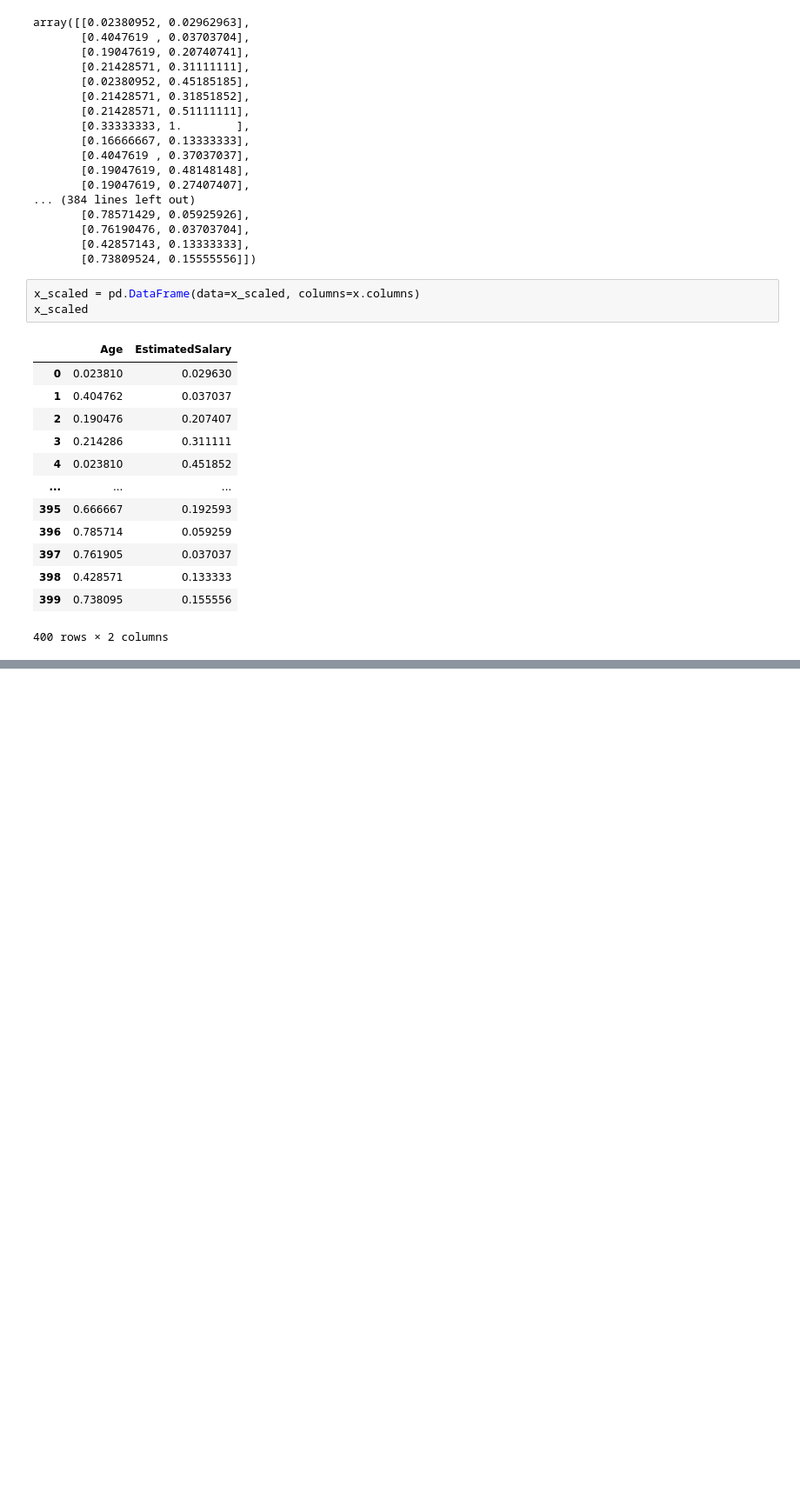
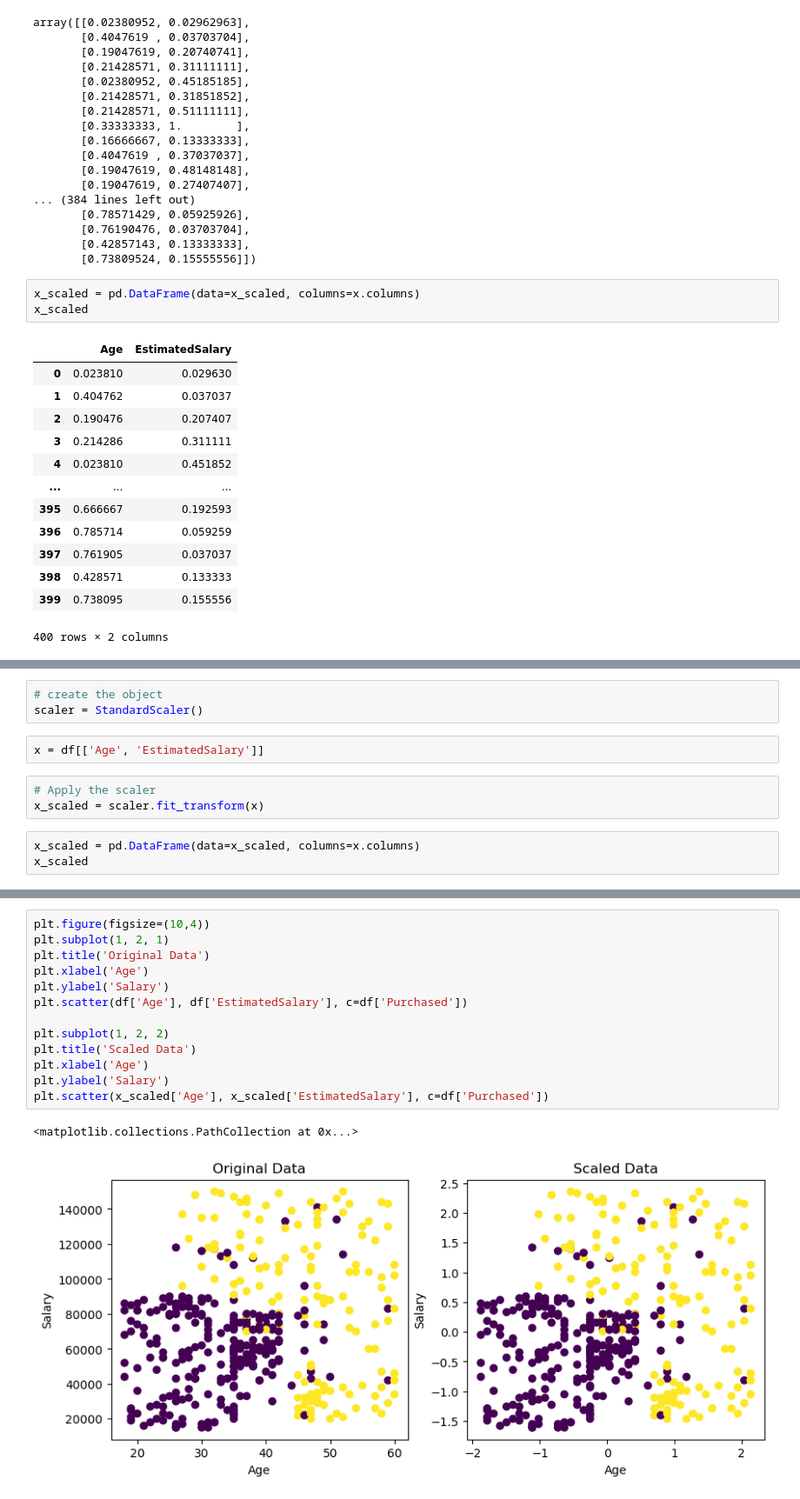
Before and after one commit to dipankar-majumder/cdac-pune-ai-ml-course, a Jupyter notebook: 29 Feature Scaling.ipynb, the cells around one changed output, grey strips where cells are left out. Shown: that part at 87% size. Drawn from its saved outputs; the diff is of its cells as text; blank space fills up the shorter version.

```diff
--- a/29 Feature Scaling.ipynb
+++ b/29 Feature Scaling.ipynb
@@ -135,0 +257,11 @@ x_scaled
+# %%
+# create the object
+scaler = StandardScaler()
+# %%
+x = df[['Age', 'EstimatedSalary']]
+# %%
+# Apply the scaler
+x_scaled = scaler.fit_transform(x)
+# %%
+x_scaled = pd.DataFrame(data=x_scaled, columns=x.columns)
+x_scaled
@@ -135,0 +294,16 @@ x_scaled
+# %%
+plt.figure(figsize=(10,4))
+plt.subplot(1, 2, 1)
+plt.title('Original Data')
+plt.xlabel('Age')
+plt.ylabel('Salary')
+plt.scatter(df['Age'], df['EstimatedSalary'], c=df['Purchased'])
+
+plt.subplot(1, 2, 2)
+plt.title('Scaled Data')
+plt.xlabel('Age')
+plt.ylabel('Salary')
+plt.scatter(x_scaled['Age'], x_scaled['EstimatedSalary'], c=df['Purchased'])
+# %% [output]
+<matplotlib.collections.PathCollection at 0x...>
+[figure, added]
```
Also changed, not shown: parts of 19 cells of this notebook.
